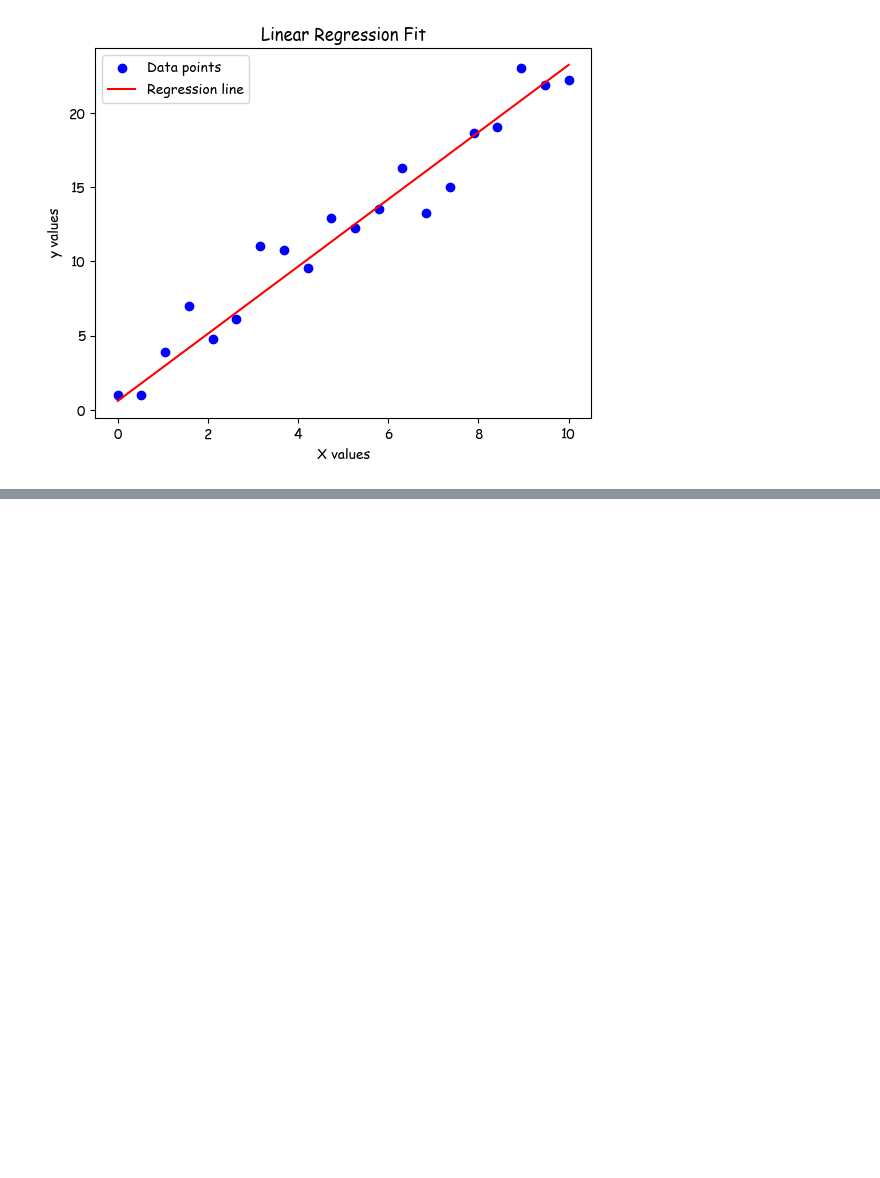
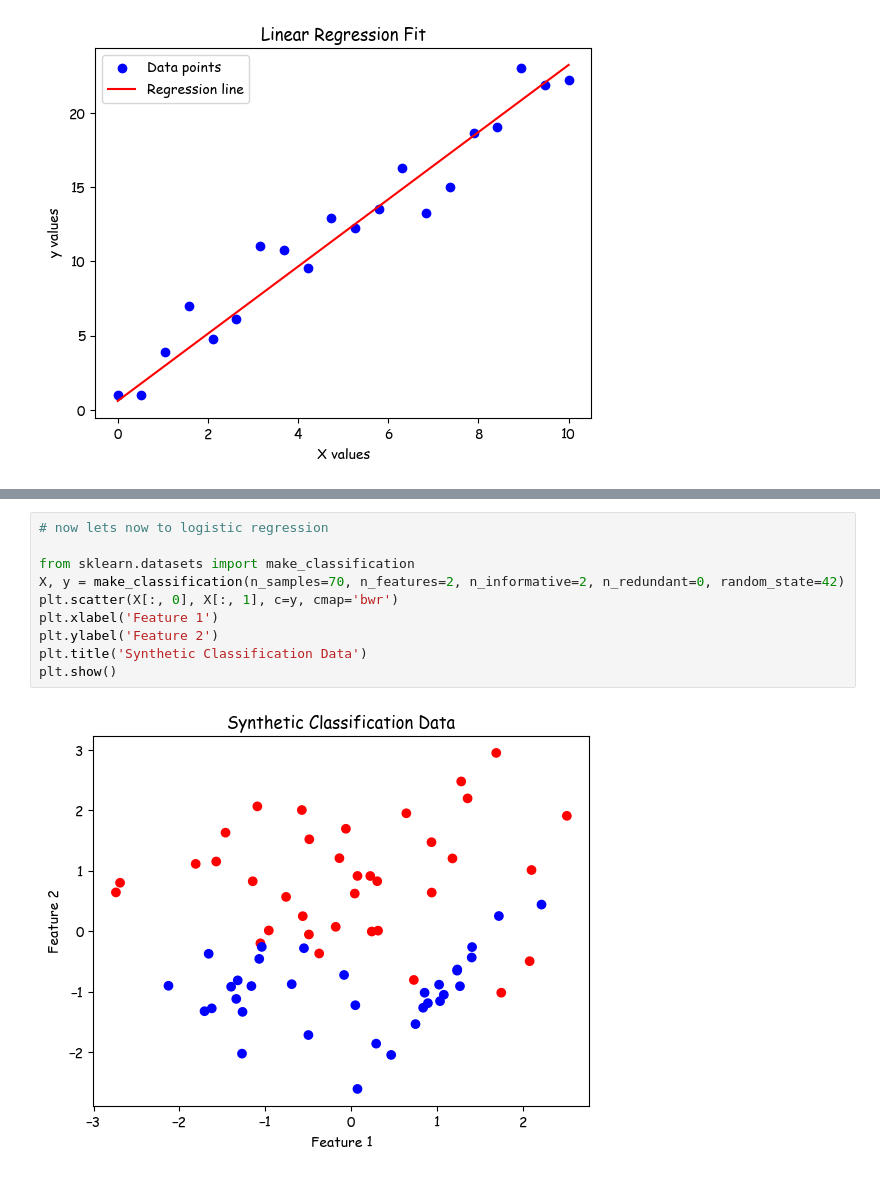
Before and after one commit to desmondbanda/machine_learning, a Jupyter notebook: ml_from_scratch.ipynb, the cells around one changed output, grey strips where cells are left out. Saved outputs shown, nothing was run; the diff lists cells and outputs as text; blank space fills up the shorter version.

Commit message:
implement logistic regression from scratch

```diff
--- a/ml_from_scratch.ipynb
+++ b/ml_from_scratch.ipynb
@@ -183,0 +191,12 @@ plt.show()
+# %%
+# now lets now to logistic regression
+
+from sklearn.datasets import make_classification
+X, y = make_classification(n_samples=70, n_features=2, n_informative=2, n_redundant=0, random_state=42)
+plt.scatter(X[:, 0], X[:, 1], c=y, cmap='bwr')
+plt.xlabel('Feature 1')
+plt.ylabel('Feature 2')
+plt.title('Synthetic Classification Data')
+plt.show()
+# %% [output]
+[figure, added]
```
Also changed, not shown: parts of 2 cells of this notebook.
